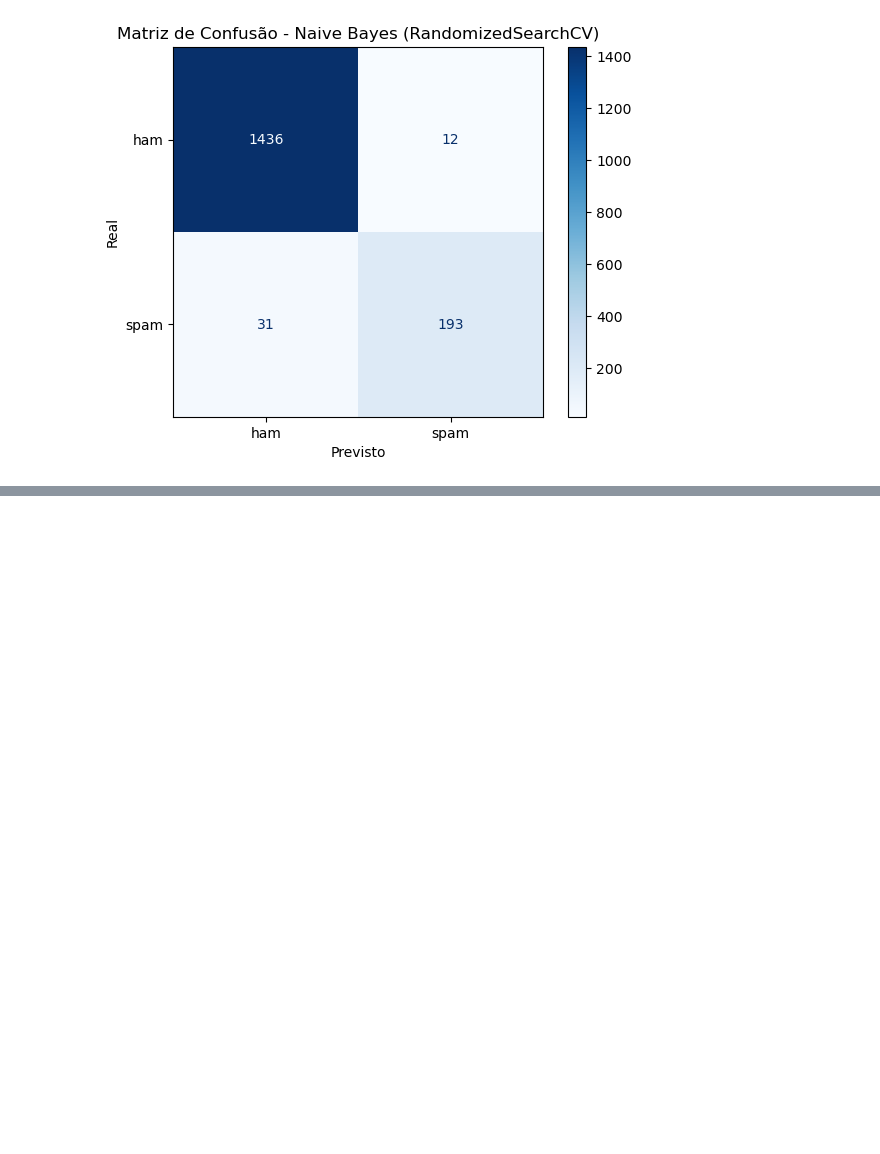
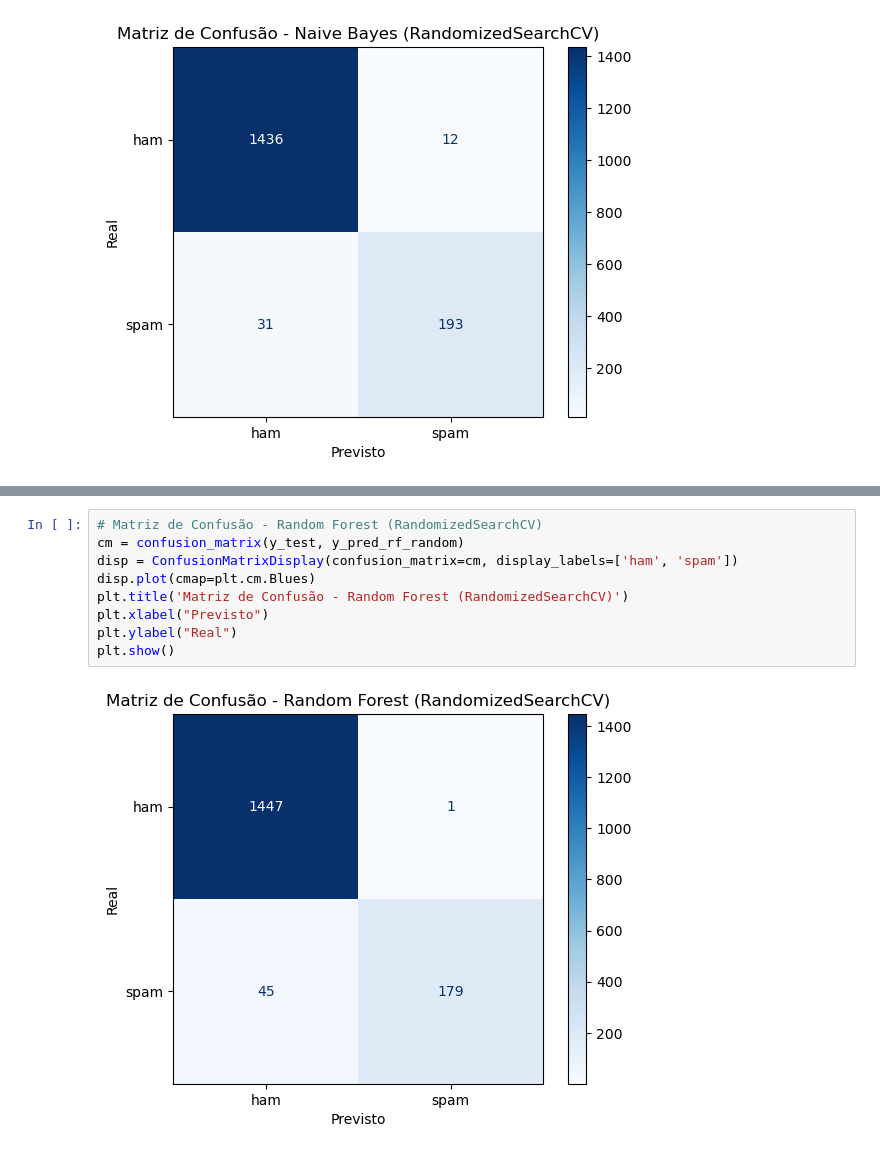
Before and after one commit to deborakocks/projeto6_spam, a Jupyter notebook: PI6_AnaliseSpam.ipynb, the cells around one changed output, grey strips where cells are left out. Drawn from its saved outputs; the diff is of its cells as text; blank space fills up the shorter version.

```diff
--- a/PI6_AnaliseSpam.ipynb
+++ b/PI6_AnaliseSpam.ipynb
@@ -812,0 +945,11 @@ Resumo Comparativo - Naive Bayes Multinomial:
+# %%
+# Matriz de Confusão - Random Forest (RandomizedSearchCV)
+cm = confusion_matrix(y_test, y_pred_rf_random)
+disp = ConfusionMatrixDisplay(confusion_matrix=cm, display_labels=['ham', 'spam'])
+disp.plot(cmap=plt.cm.Blues)
+plt.title('Matriz de Confusão - Random Forest (RandomizedSearchCV)')
+plt.xlabel("Previsto")
+plt.ylabel("Real")
+plt.show()
+# %% [output]
+[figure, added]
```
Also changed, not shown: parts of 12 cells of this notebook.
